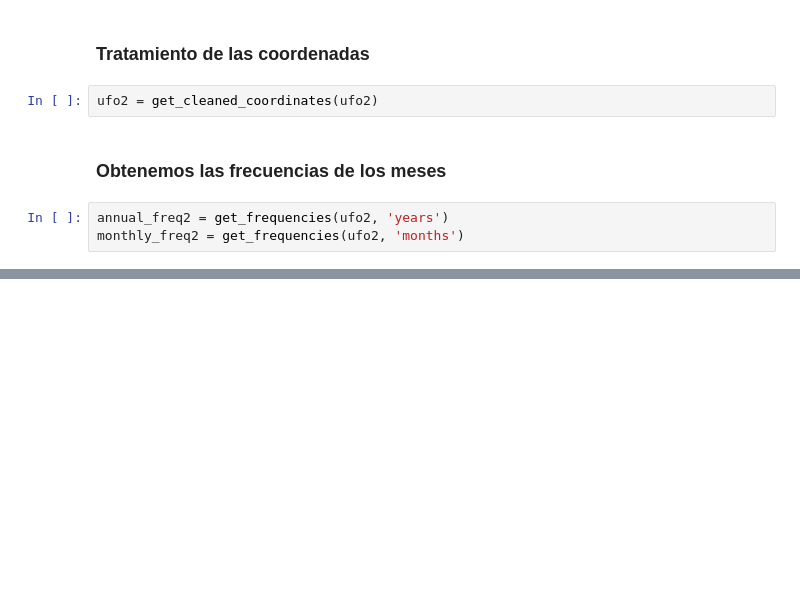
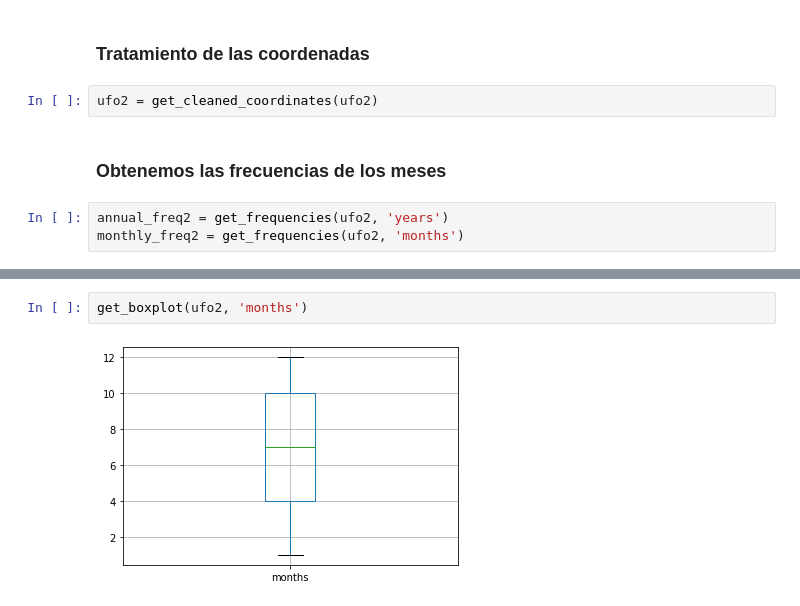
Before and after one commit to ElenaCerezoSwing/visualizing-real-world-data-project, a Jupyter notebook: Methods/main.ipynb, the cells around one changed output, grey strips where cells are left out. Saved outputs shown, nothing was run; the diff lists cells and outputs as text; blank space fills up the shorter version.

```diff
--- a/Methods/main.ipynb
+++ b/Methods/main.ipynb
@@ -25,0 +43,4 @@ monthly_freq2 = get_frequencies(ufo2, 'months')
+# %%
+get_boxplot(ufo2, 'months')
+# %% [output]
+[figure, added]
```
Also changed, not shown: parts of 13 cells of this notebook, 7 other files.
